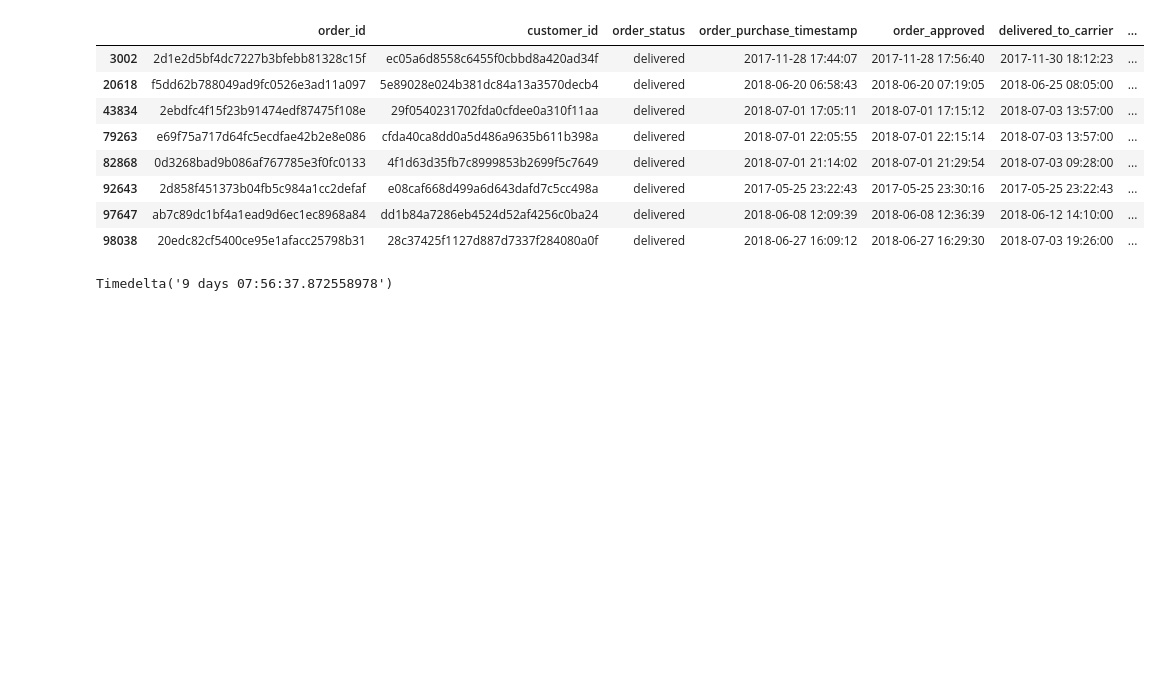
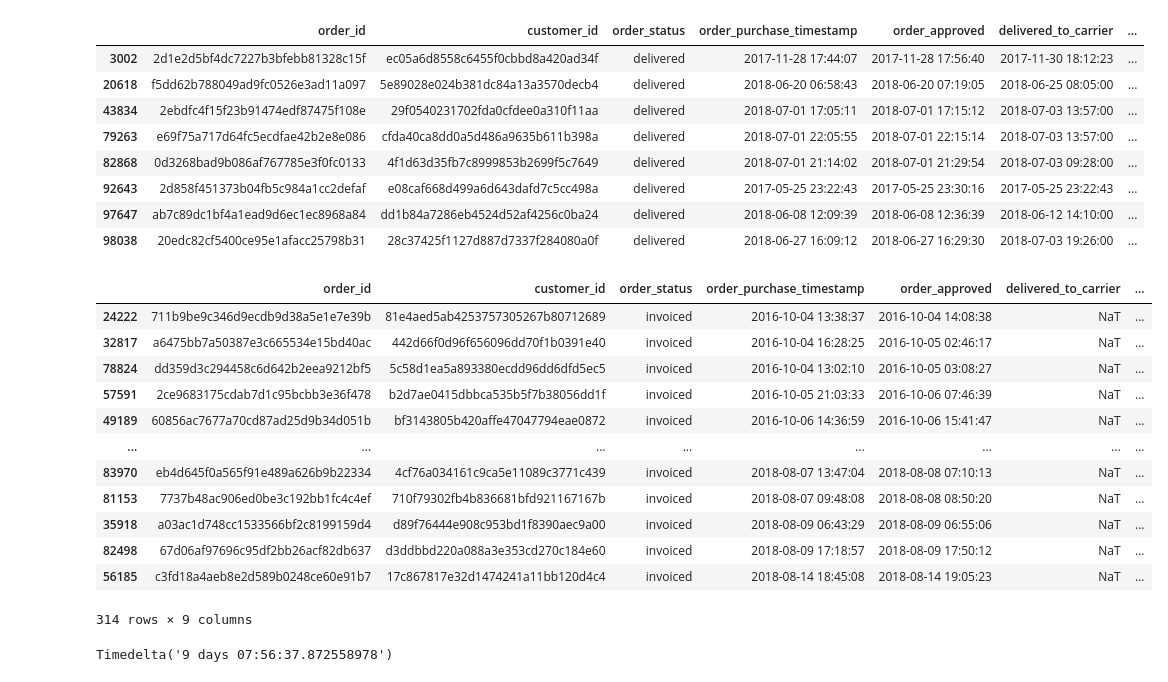
Before and after one commit to RossReisman/Data-Analyst-Portfolio, a Jupyter notebook: Python/brazil/brazil.ipynb, the cells around one changed output. Saved outputs shown, nothing was run; the diff lists cells and outputs as text; code cells hidden in the pictures; blank space fills up the shorter version.

```diff
--- a/Python/brazil/brazil.ipynb
+++ b/Python/brazil/brazil.ipynb
@@ -596,4 +672,20 @@ undelivered.query("order_status == 'delivered'")
 | 92643 | 2d858f451373b04fb5c984a1cc2defaf | e08caf668d499a6d643dafd7c5cc498a | delivered | 2017-05-25 23:22:43 | 2017-05-25 23:30:16 | 2017-05-25 23:22:43 | ... |
 | 97647 | ab7c89dc1bf4a1ead9d6ec1ec8968a84 | dd1b84a7286eb4524d52af4256c0ba24 | delivered | 2018-06-08 12:09:39 | 2018-06-08 12:36:39 | 2018-06-12 14:10:00 | ... |
 | 98038 | 20edc82cf5400ce95e1afacc25798b31 | 28c37425f1127d887d7337f284080a0f | delivered | 2018-06-27 16:09:12 | 2018-06-27 16:29:30 | 2018-07-03 19:26:00 | ... |
+# %%
+undelivered.query("order_status == 'invoiced'").sort_values(by='order_approved')
+# %% [output]
+|  | order_id | customer_id | order_status | order_purchase_timestamp | order_approved | delivered_to_carrier | ... |
+| 24222 | 711b9be9c346d9ecdb9d38a5e1e7e39b | 81e4aed5ab4253757305267b80712689 | invoiced | 2016-10-04 13:38:37 | 2016-10-04 14:08:38 | NaT | ... |
+| 32817 | a6475bb7a50387e3c665534e15bd40ac | 442d66f0d96f656096dd70f1b0391e40 | invoiced | 2016-10-04 16:28:25 | 2016-10-05 02:46:17 | NaT | ... |
+| 78824 | dd359d3c294458c6d642b2eea9212bf5 | 5c58d1ea5a893380ecdd96dd6dfd5ec5 | invoiced | 2016-10-04 13:02:10 | 2016-10-05 03:08:27 | NaT | ... |
+| 57591 | 2ce9683175cdab7d1c95bcbb3e36f478 | b2d7ae0415dbbca535b5f7b38056dd1f | invoiced | 2016-10-05 21:03:33 | 2016-10-06 07:46:39 | NaT | ... |
+| 49189 | 60856ac7677a70cd87ad25d9b34d051b | bf3143805b420affe47047794eae0872 | invoiced | 2016-10-06 14:36:59 | 2016-10-06 15:41:47 | NaT | ... |
+| ... | ... | ... | ... | ... | ... | ... | ... |
+| 83970 | eb4d645f0a565f91e489a626b9b22334 | 4cf76a034161c9ca5e11089c3771c439 | invoiced | 2018-08-07 13:47:04 | 2018-08-08 07:10:13 | NaT | ... |
+| 81153 | 7737b48ac906ed0be3c192bb1fc4c4ef | 710f79302fb4b836681bfd921167167b | invoiced | 2018-08-07 09:48:08 | 2018-08-08 08:50:20 | NaT | ... |
+| 35918 | a03ac1d748cc1533566bf2c8199159d4 | d89f76444e908c953bd1f8390aec9a00 | invoiced | 2018-08-09 06:43:29 | 2018-08-09 06:55:06 | NaT | ... |
+| 82498 | 67d06af97696c95df2bb26acf82db637 | d3ddbbd220a088a3e353cd270c184e60 | invoiced | 2018-08-09 17:18:57 | 2018-08-09 17:50:12 | NaT | ... |
+| 56185 | c3fd18a4aeb8e2d589b0248ce60e91b7 | 17c867817e32d1474241a11bb120d4c4 | invoiced | 2018-08-14 18:45:08 | 2018-08-14 19:05:23 | NaT | ... |
+314 rows × 9 columns
 # %%
```
Also changed, not shown: parts of 22 cells of this notebook.
